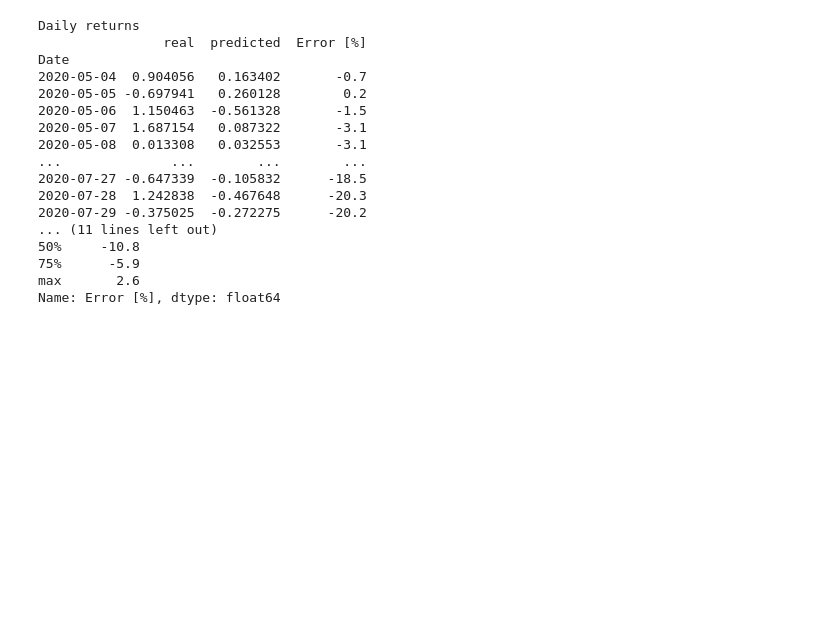
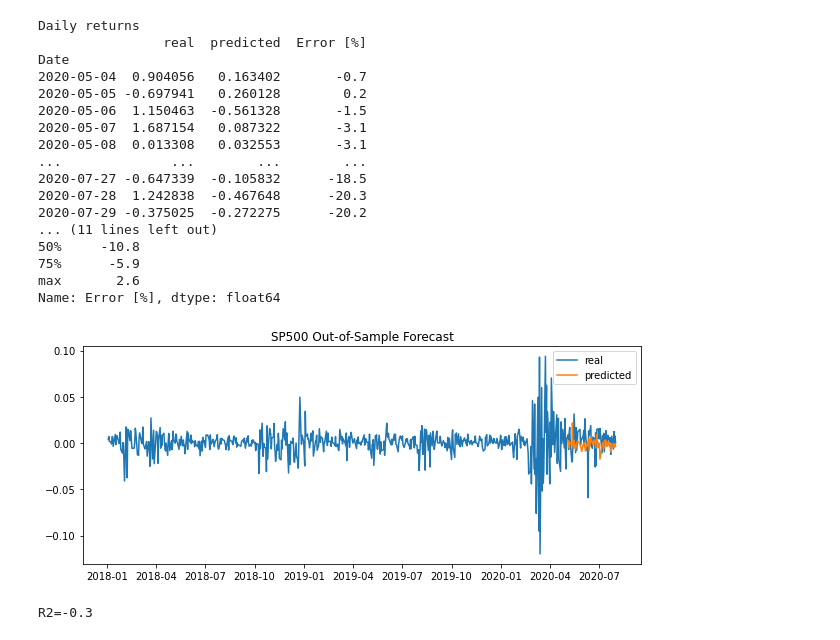
Before and after one commit to jbogocz/timeseries_sklearn, a Jupyter notebook: sp500_models.ipynb, the cells around one changed output. Cells and saved outputs as stored; diff of their text form; code cells hidden in the pictures; blank space fills up the shorter version.

Commit message:
plot results

```diff
--- a/sp500_models.ipynb
+++ b/sp500_models.ipynb
@@ -617,3 +617,15 @@ Date
 75%      -5.9
 max       2.6
 Name: Error [%], dtype: float64
+# %%
+# Plot percent change
+plt.plot(y, label='real')
+plt.plot(y_pred, label='predicted')
+plt.title('SP500 Out-of-Sample Forecast')
+plt.legend()
+plt.show()
+# Calculate r2 of predicted daily returns
+print(f'R2={round(r2_score(y_test, y_pred), 2)}')
+# %% [output]
+[figure, added]
+R2=-0.3
```
Also changed, not shown: parts of 1 cell of this notebook.
